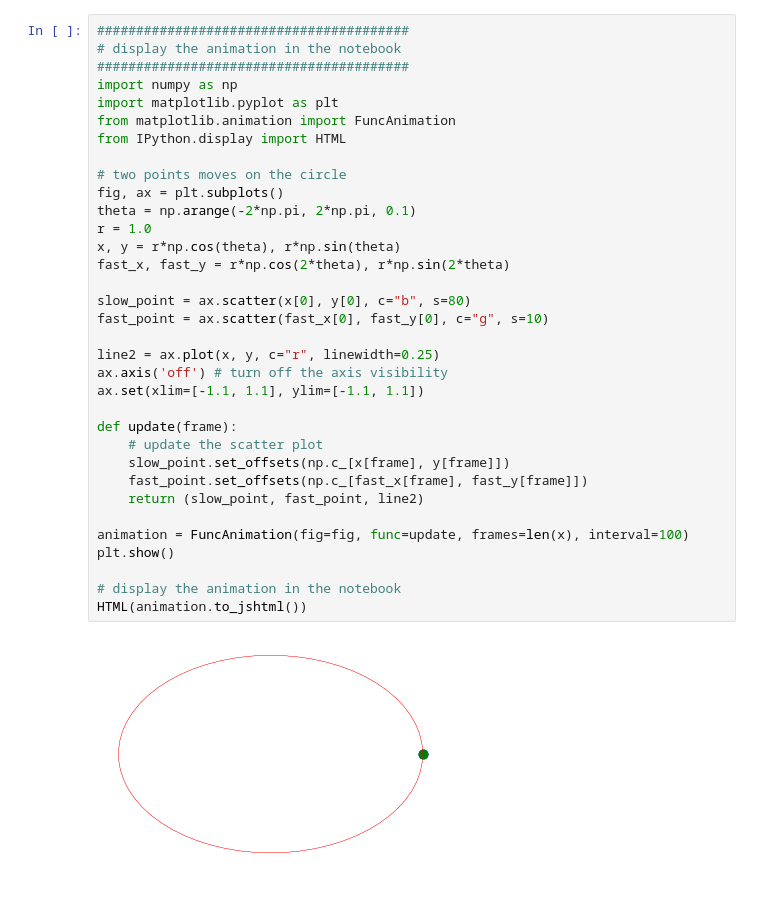
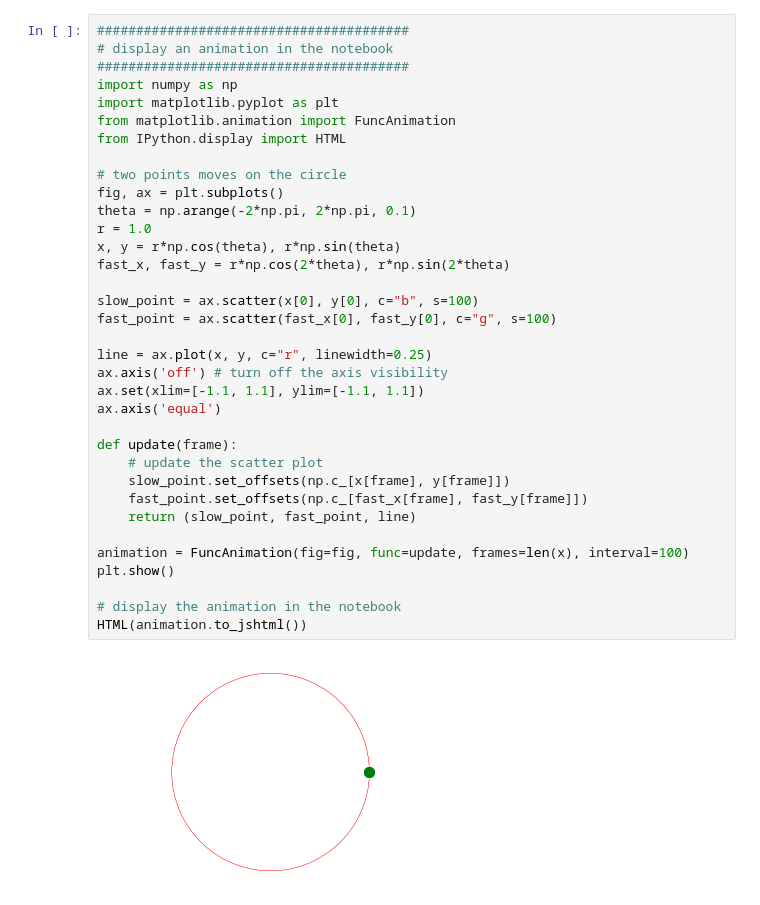
Before and after one commit to p1xckha/python-snippets, a Jupyter notebook: matplotlib/animation_example.ipynb, the cells around one changed output. Saved outputs shown, nothing was run; the diff lists cells and outputs as text.

```diff
--- a/matplotlib/animation_example.ipynb
+++ b/matplotlib/animation_example.ipynb
@@ -1,37 +1,38 @@
 # %%
 ########################################
-# display the animation in the notebook
+# display an animation in the notebook
 ########################################
 import numpy as np
 import matplotlib.pyplot as plt
 from matplotlib.animation import FuncAnimation
 from IPython.display import HTML
 
 # two points moves on the circle
 fig, ax = plt.subplots()
 theta = np.arange(-2*np.pi, 2*np.pi, 0.1)
 r = 1.0
 x, y = r*np.cos(theta), r*np.sin(theta)
 fast_x, fast_y = r*np.cos(2*theta), r*np.sin(2*theta)
 
-slow_point = ax.scatter(x[0], y[0], c="b", s=80)
-fast_point = ax.scatter(fast_x[0], fast_y[0], c="g", s=10)
+slow_point = ax.scatter(x[0], y[0], c="b", s=100)
+fast_point = ax.scatter(fast_x[0], fast_y[0], c="g", s=100)
 
-line2 = ax.plot(x, y, c="r", linewidth=0.25)
+line = ax.plot(x, y, c="r", linewidth=0.25)
 ax.axis('off') # turn off the axis visibility
 ax.set(xlim=[-1.1, 1.1], ylim=[-1.1, 1.1])
+ax.axis('equal')
 
 def update(frame):
     # update the scatter plot
     slow_point.set_offsets(np.c_[x[frame], y[frame]])
     fast_point.set_offsets(np.c_[fast_x[frame], fast_y[frame]])
-    return (slow_point, fast_point, line2)
+    return (slow_point, fast_point, line)
 
 animation = FuncAnimation(fig=fig, func=update, frames=len(x), interval=100)
 plt.show()
 
 # display the animation in the notebook
 HTML(animation.to_jshtml())
 # %% [output]
-[figure, old version]
+[figure, new version]
 [interactive output not drawn]
```
